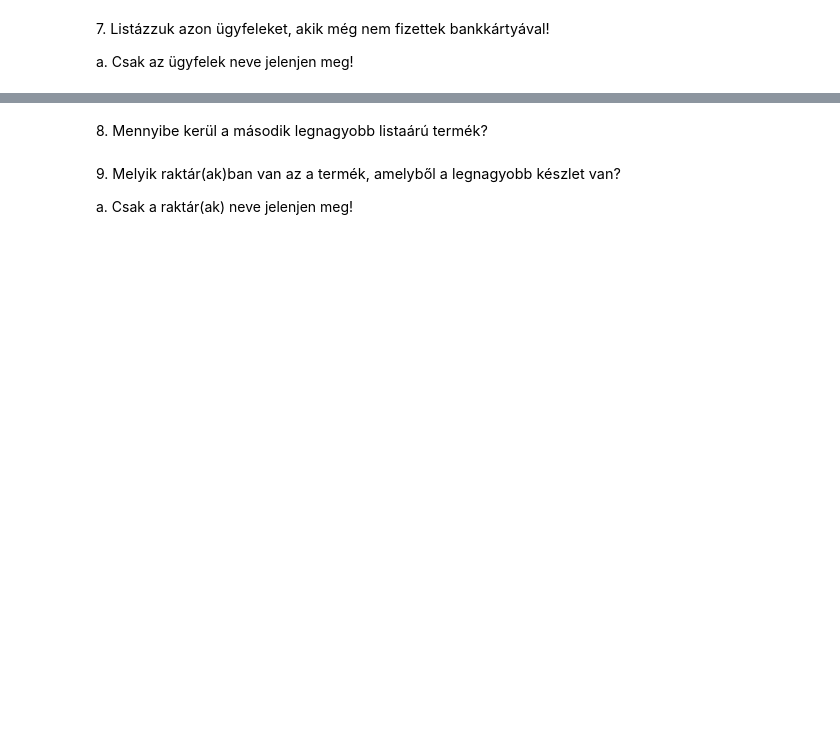
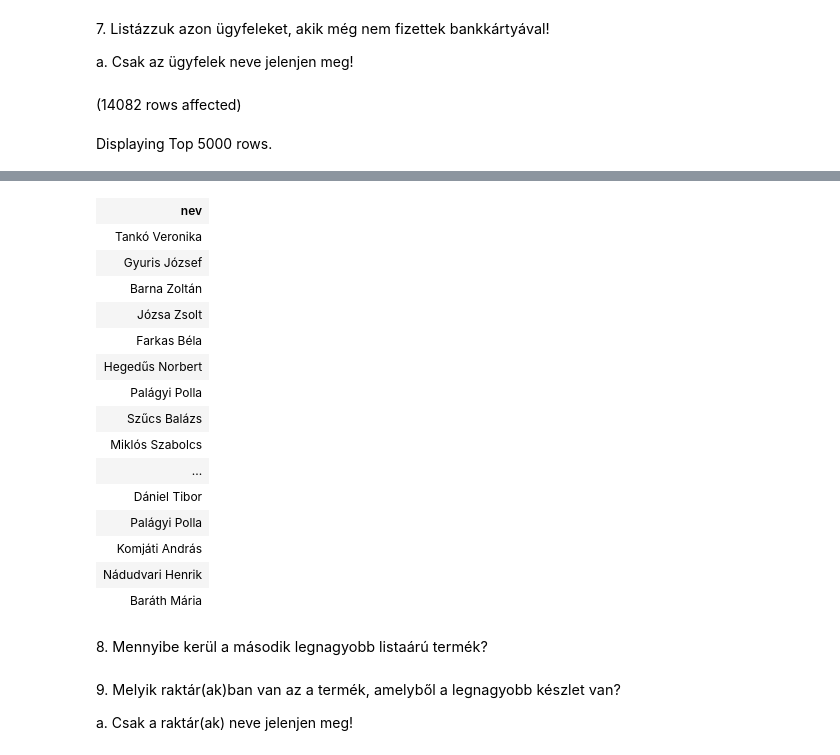
Before and after one commit to raczbeni007/sql_a25y1c, a Jupyter notebook: gyakorlat06_feladatok.ipynb, the cells around one changed output, grey strips where cells are left out. Cells and saved outputs as stored; diff of their text form; code cells hidden in the pictures; blank space fills up the shorter version.

```diff
--- a/gyakorlat06_feladatok.ipynb
+++ b/gyakorlat06_feladatok.ipynb
@@ -106,3 +129,9 @@ a. Csak a termék kódja és megnevezése jelenjen meg!
 7. <span style="background-color: rgb(255, 255, 255); color: rgb(0, 0, 0); font-family: &quot;Open Sans&quot;, sans-serif; font-size: 14.44px;">Listázzuk azon ügyfeleket, akik még nem fizettek bankkártyával!&nbsp;</span>
 
 a. Csak az ügyfelek neve jelenjen meg!
+# %%
+select u.nev from rendeles r join ugyfel u on u.[LOGIN]=r.[LOGIN] where r.sorszam not in (select
+sorszam from rendeles where FIZ_MOD='Bankkártya')
+# %% [output]
+(14082 rows affected)
+Displaying Top 5000 rows.
@@ -109,3 +139,19 @@ a. Csak az ügyfelek neve jelenjen meg!
+| nev |
+| Tankó Veronika |
+| Gyuris József |
+| Barna Zoltán |
+| Józsa Zsolt |
+| Farkas Béla |
+| Hegedűs Norbert |
+| Palágyi Polla |
+| Szűcs Balázs |
+| Miklós Szabolcs |
+| ... |
+| Dániel Tibor |
+| Palágyi Polla |
+| Komjáti András |
+| Nádudvari Henrik |
+| Baráth Mária |
 # %% [markdown]
 8. <span style="background-color: rgb(255, 255, 255); color: rgb(0, 0, 0); font-family: &quot;Open Sans&quot;, sans-serif; font-size: 14.44px;">Mennyibe kerül a második legnagyobb listaárú termék?</span>
 # %% [markdown]
```
Also changed, not shown: parts of 4 cells of this notebook.
